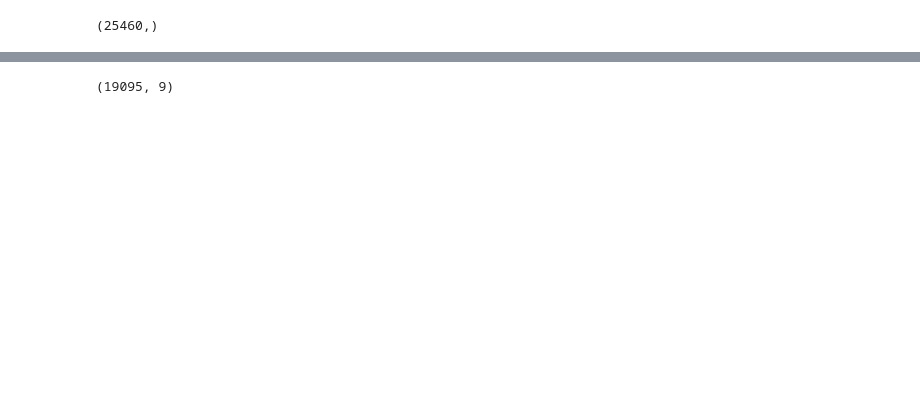
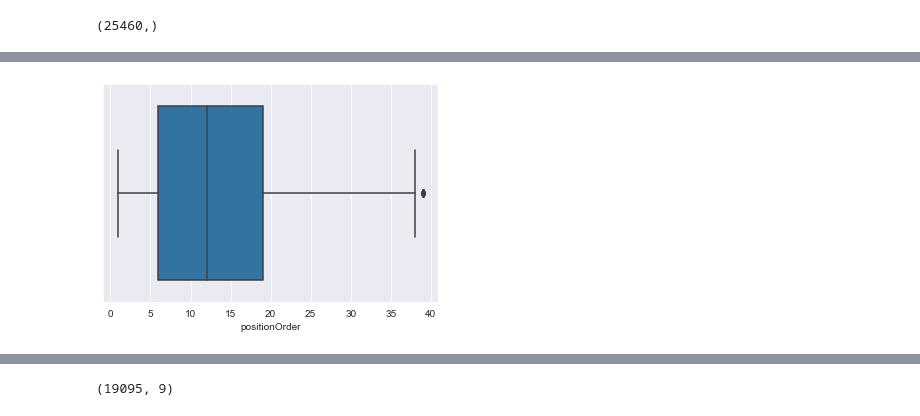
Before and after one commit to AaronLearnsCode94/Group-A-Project-2, a Jupyter notebook: Predictions.ipynb, the cells around one changed output, grey strips where cells are left out. Saved outputs shown, nothing was run; the diff lists cells and outputs as text; code cells hidden in the pictures; blank space fills up the shorter version.

```diff
--- a/Predictions.ipynb
+++ b/Predictions.ipynb
@@ -4,7 +4,7 @@ import pandas as pd
 import numpy as np
 import matplotlib.pyplot as plt
 
-
+from sklearn.preprocessing import StandardScaler
 from sklearn.linear_model import LogisticRegression
 from sklearn.tree import DecisionTreeClassifier
 from sklearn.ensemble import RandomForestClassifier
@@ -13,4 +13,11 @@ from sklearn.naive_bayes import GaussianNB
 from sklearn.linear_model import SGDClassifier
 from sklearn.metrics import accuracy_score
 from sklearn.metrics import confusion_matrix
+from sklearn.metrics import classification_report
+from sklearn import tree
+import seaborn as sns
+import matplotlib.pyplot as plt
+%matplotlib inline
+
+sns.set_style('darkgrid')
 # %%
@@ -153,6 +203,4 @@ df_results
 25460 rows × 10 columns
-# %%
-df_results["milliseconds"] = df_results["milliseconds"].apply(lambda x:round(x,2))
 # %%
 df_results.columns
 # %% [output]
@@ -185,0 +247,5 @@ y.shape
+# %%
+# Boxplot
+sns.boxplot(y);
+# %% [output]
+[figure, added]
```
Also changed, not shown: parts of 46 cells of this notebook, 7 other files.
